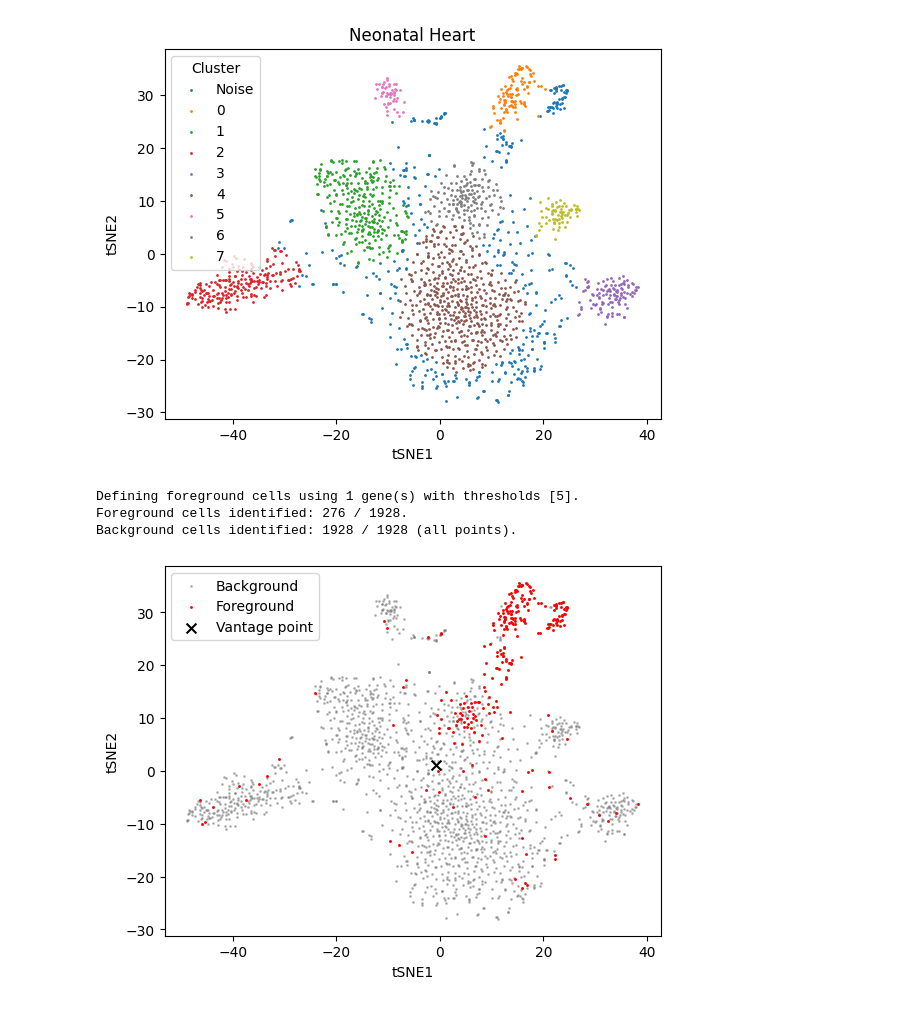
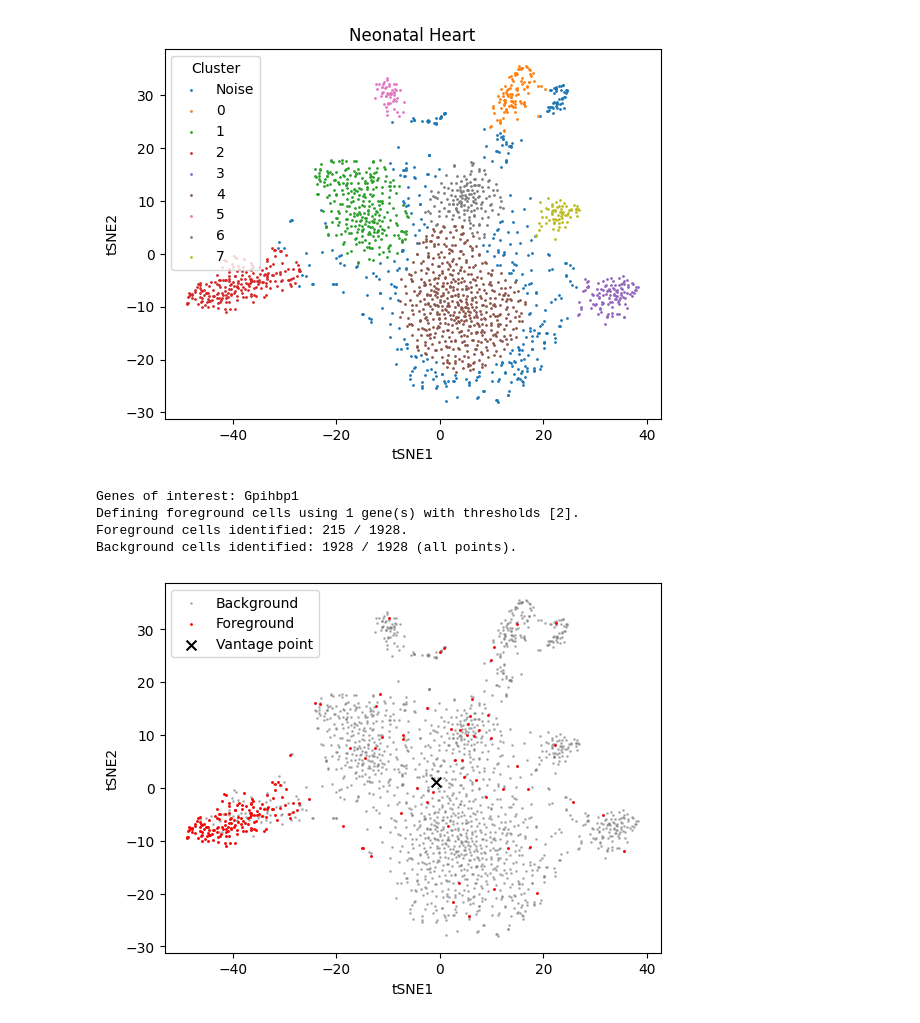
Before and after one commit to cytronicoder/BioRSP, a Jupyter notebook: notebooks/dev.ipynb, the cells around one changed output. Cells and saved outputs as stored; diff of their text form; code cells hidden in the pictures.

```diff
--- a/notebooks/dev.ipynb
+++ b/notebooks/dev.ipynb
@@ -60,42 +60,54 @@ plt.title("Neonatal Heart")
 plt.show()
 # %% [output]
 [figure]
-# %%
-genes_of_interest = "Actc1"
-threshold = 5
-
-fg_indices, bg_indices = rsp.define_foreground_and_background(
-    adata, genes=genes_of_interest, threshold=threshold, mode="any", verbose=1
-)
-# %% [output]
-Defining foreground cells using 1 gene(s) with thresholds [5].
-Foreground cells identified: 276 / 1928.
-Background cells identified: 1928 / 1928 (all points).
 # %%
+threshold = 2
+
+while True:
+    # genes_of_interest = np.random.choice(adata.var_names, 1)
+    genes_of_interest = "Gpihbp1"
+
+    fg_indices, bg_indices = rsp.define_foreground_and_background(
+        adata, genes=genes_of_interest, threshold=threshold, mode="any", verbose=0
+    )
+
+    if 0.1 < len(fg_indices) / len(bg_indices) < 0.3:
+        break
+
+print(f"Genes of interest: {genes_of_interest}")
+
+fg_indices, bg_indices = rsp.define_foreground_and_background(
+    adata, genes=genes_of_interest, threshold=threshold, mode="any", verbose=1
+)
+
 fig, ax = plt.subplots()
 foreground = adata.obsm["X_tsne"][fg_indices]
 background = adata.obsm["X_tsne"][bg_indices]
 
 vantage_point = rsp.set_vantage_point(background)
 
 ax.scatter(
     background[:, 0], background[:, 1], label="Background", s=1, c="gray", alpha=0.5
 )
 ax.scatter(foreground[:, 0], foreground[:, 1], label="Foreground", s=1, c="red")
 ax.scatter(
     vantage_point[0],
     vantage_point[1],
     label="Vantage point",
     s=50,
     c="black",
     marker="x",
 )
 ax.legend()
 plt.xlabel("tSNE1")
 plt.ylabel("tSNE2")
 plt.show()
 # %% [output]
+Genes of interest: Gpihbp1
+Defining foreground cells using 1 gene(s) with thresholds [2].
+Foreground cells identified: 215 / 1928.
+Background cells identified: 1928 / 1928 (all points).
-[figure, old version]
+[figure, new version]
 # %%
 fg_r, fg_theta = rsp.transform_to_polar(foreground, vantage_point)
 bg_r, bg_theta = rsp.transform_to_polar(background, vantage_point)
```
Also changed, not shown: parts of 5 cells of this notebook, 5 other files.
